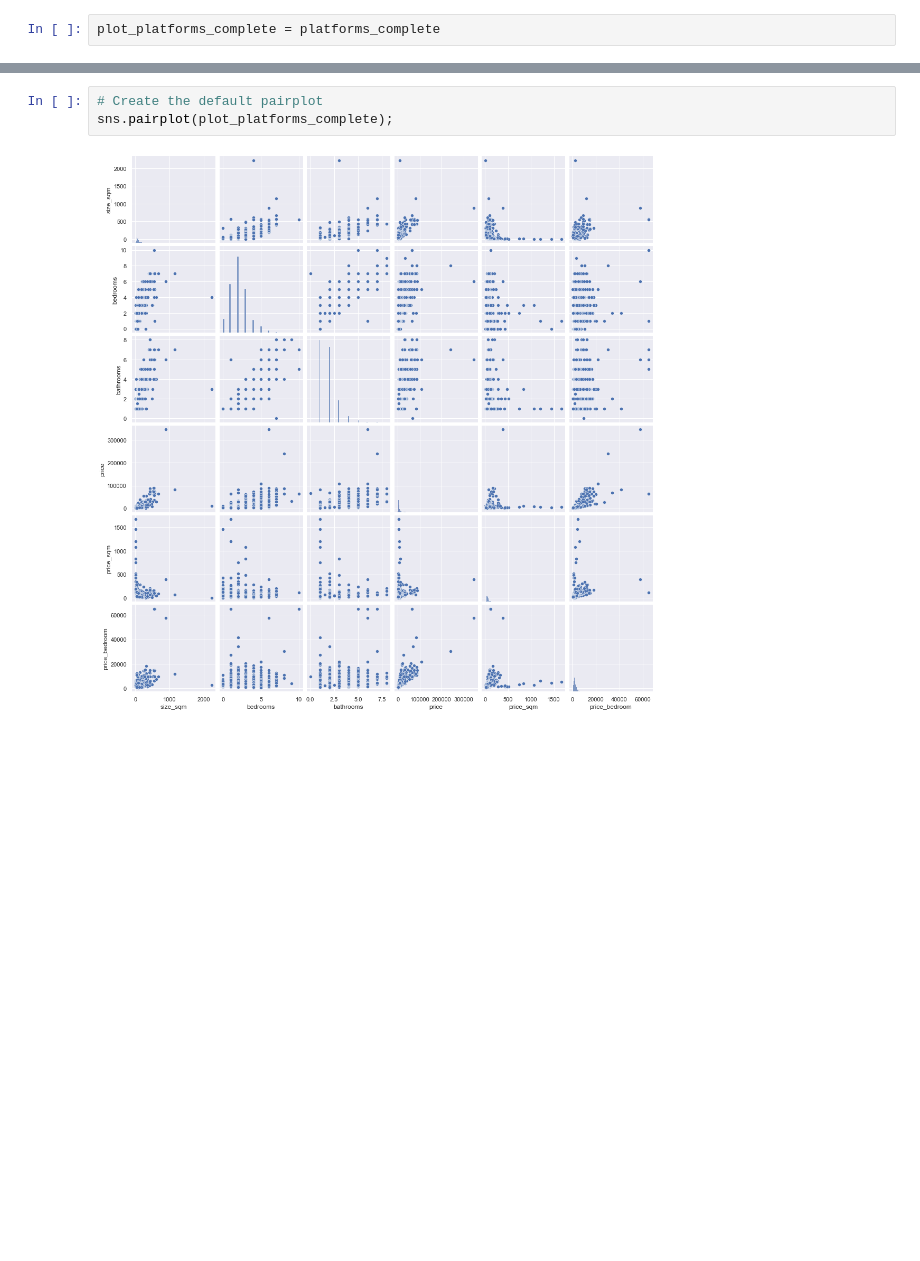
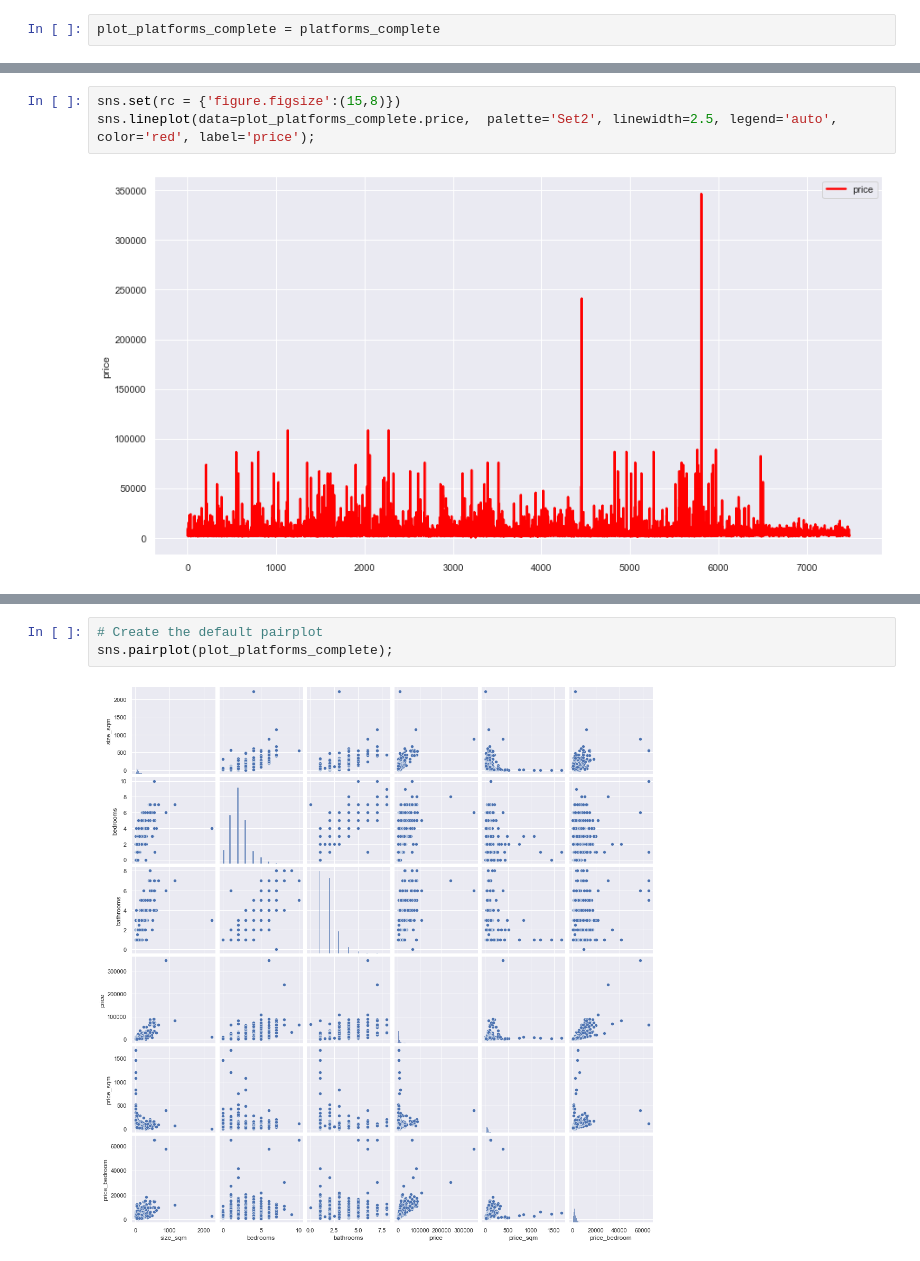
Before and after one commit to capstone-jmrs/capstone-proptech-repo, a Jupyter notebook: blueground_clean_markus.ipynb, the cells around one changed output, grey strips where cells are left out. Cells and saved outputs as stored; diff of their text form; blank space fills up the shorter version.

```diff
--- a/blueground_clean_markus.ipynb
+++ b/blueground_clean_markus.ipynb
@@ -1453,0 +1458,5 @@ sns.lineplot(data=plot_platforms_complete,  palette='Set2', linewidth=2.5, legen
+# %%
+sns.set(rc = {'figure.figsize':(15,8)})
+sns.lineplot(data=plot_platforms_complete.price,  palette='Set2', linewidth=2.5, legend='auto', color='red', label='price');
+# %% [output]
+[figure, added]
```
Also changed, not shown: parts of 15 cells of this notebook.
